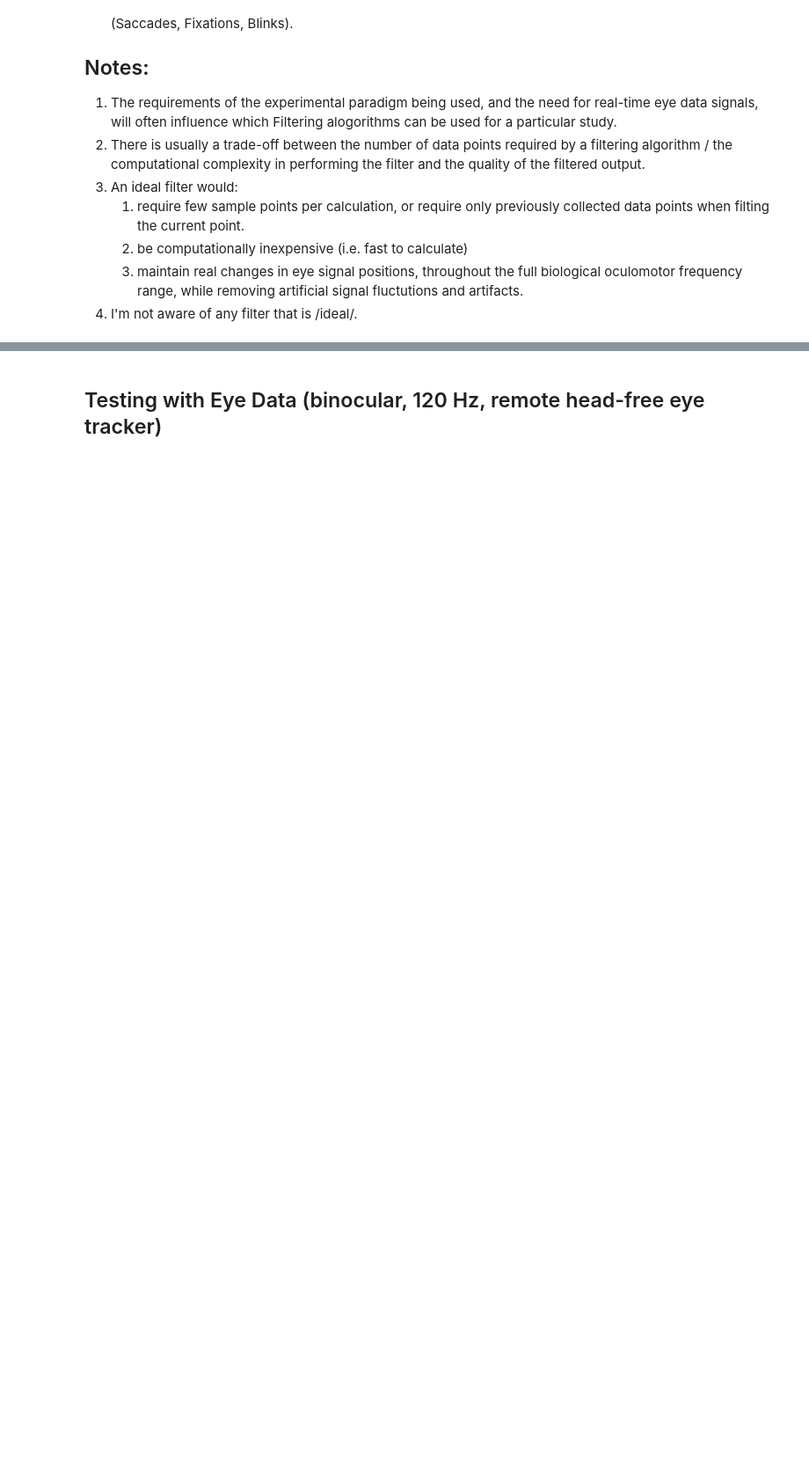
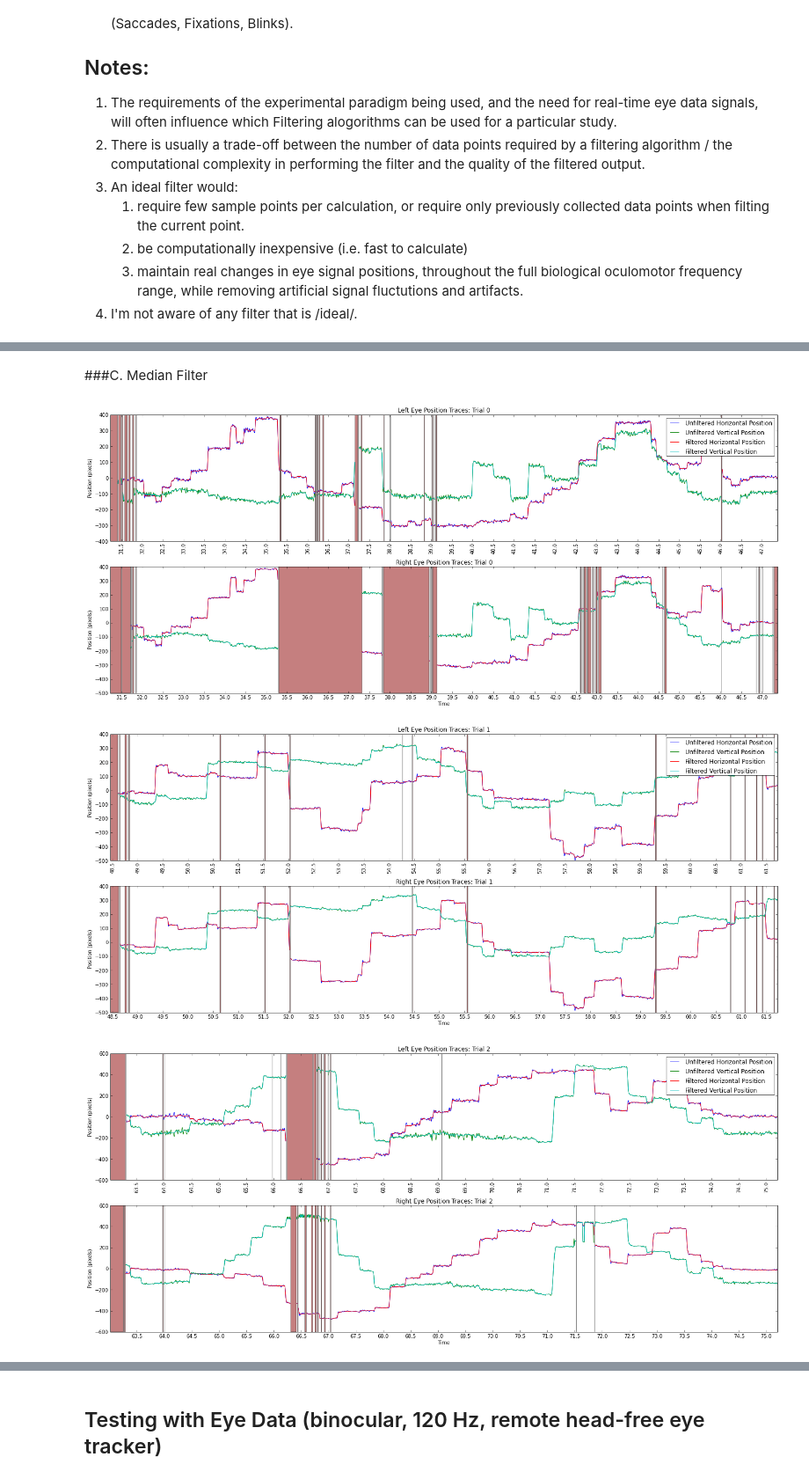
Before and after one commit to isolver/ECEM13_PyET, a Jupyter notebook: notebooks/Eye Data Processing - Sample Noise Reduction.ipynb, the cells around one changed output, grey strips where cells are left out. Shown at 88% size. Cells and saved outputs as stored; diff of their text form; code cells hidden in the pictures; blank space fills up the shorter version.

```diff
--- a/notebooks/Eye Data Processing - Sample Noise Reduction.ipynb
+++ b/notebooks/Eye Data Processing - Sample Noise Reduction.ipynb
@@ -22,0 +266,38 @@ SyntaxError: invalid syntax (<ipython-input-9-d697675ba635>, line 1)
+# %% [markdown]
+###C. Median Filter
+# %%
+kernal_size=7
+
+if __name__ == '__main__':
+    sample_data=loadSampleData()
+
+    for trial_id,trial_samples in enumerate(sample_data):
+        missing_left_indexes,missing_right_indexes=handleTemporalGaps(trial_samples)
+
+        time=trial_samples.time
+        left_x=trial_samples.left_gaze_x
+        left_y=trial_samples.left_gaze_y
+        left_pupil=trial_samples.left_pupil_measure1
+        right_x=trial_samples.right_gaze_x
+        right_y=trial_samples.right_gaze_y
+        right_pupil=trial_samples.right_pupil_measure1
+
+        left_x_filtered = scipy.signal.medfilt(left_x,kernal_size)
+        left_y_filtered = scipy.signal.medfilt(left_y,kernal_size)
+        right_x_filtered = scipy.signal.medfilt(right_x,kernal_size)
+        right_y_filtered = scipy.signal.medfilt(right_y,kernal_size)
+
+        left_x[missing_left_indexes]=np.NaN
+        left_y[missing_left_indexes]=np.NaN
+        right_x[missing_right_indexes]=np.NaN
+        right_y[missing_right_indexes]=np.NaN
+        left_x_filtered[missing_left_indexes]=np.NaN
+        left_y_filtered[missing_left_indexes]=np.NaN
+        right_x_filtered[missing_right_indexes]=np.NaN
+        right_y_filtered[missing_right_indexes]=np.NaN
+
+        plotFilterResults(trial_id,time,(left_x,left_y,left_pupil,right_x,right_y,right_pupil),(left_x_filtered,left_y_filtered,right_x_filtered,right_y_filtered))
+# %% [output]
+[figure, added]
+[figure, added]
+[figure, added]
```
Also changed, not shown: parts of 18 cells of this notebook, 1 other file.
